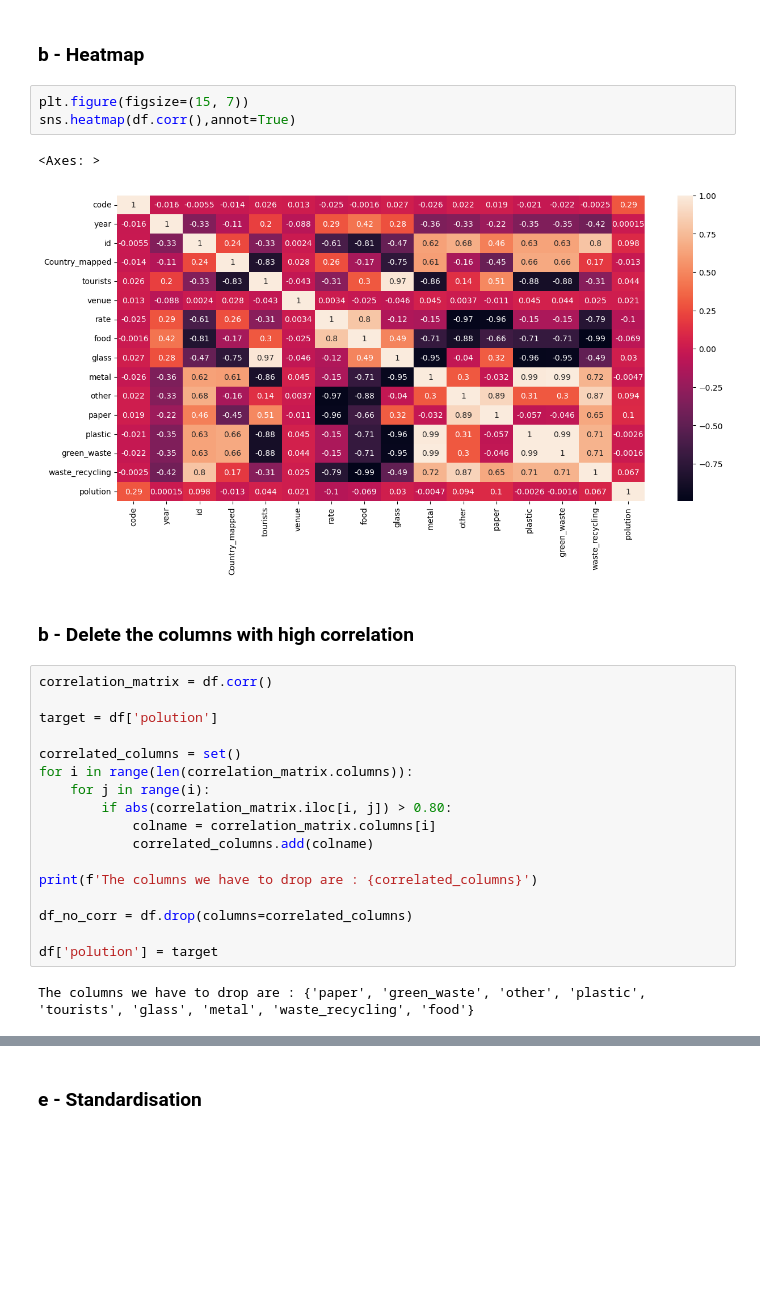
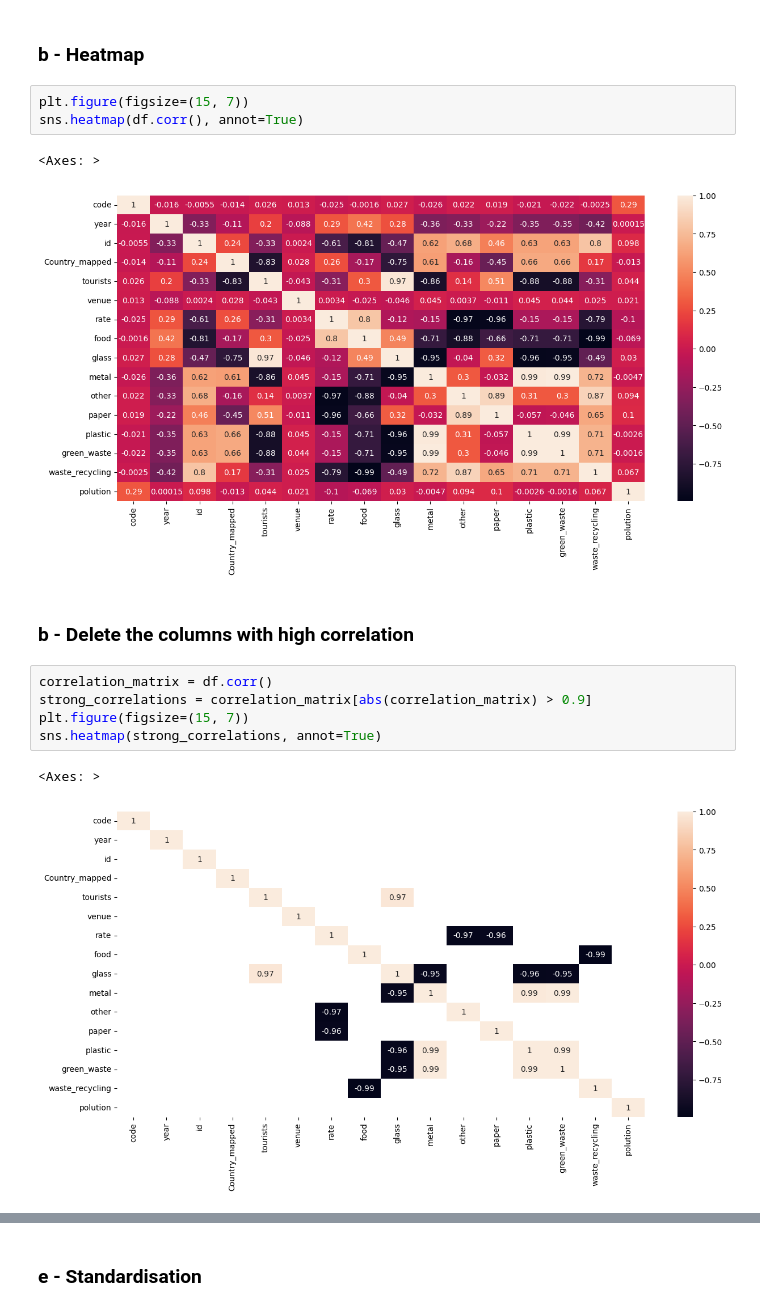
Before and after one commit to Cassette86/Green_ai_project_Water_polution, a Jupyter notebook: water pollution (data for classification models)/main.ipynb, the cells around one changed output, grey strips where cells are left out. Saved outputs shown, nothing was run; the diff lists cells and outputs as text; blank space fills up the shorter version.

```diff
--- a/water pollution (data for classification models)/main.ipynb
+++ b/water pollution (data for classification models)/main.ipynb
@@ -400,28 +417,17 @@ plt.show()
 ### b - Heatmap
 # %%
 plt.figure(figsize=(15, 7))
-sns.heatmap(df.corr(),annot=True)
+sns.heatmap(df.corr(), annot=True)
 # %% [output]
 <Axes: >
 [figure]
 # %% [markdown]
 ### b - Delete the columns with high correlation
-# %%
-correlation_matrix = df.corr()
-
-target = df['polution']
-
-correlated_columns = set()
-for i in range(len(correlation_matrix.columns)):
-    for j in range(i):
-        if abs(correlation_matrix.iloc[i, j]) > 0.80:
-            colname = correlation_matrix.columns[i]
-            correlated_columns.add(colname)
-
-print(f'The columns we have to drop are : {correlated_columns}')
-
-df_no_corr = df.drop(columns=correlated_columns)
-
-df['polution'] = target
-# %% [output]
-The columns we have to drop are : {'paper', 'green_waste', 'other', 'plastic', 'tourists', 'glass', 'metal', 'waste_recycling', 'food'}
+# %%
+correlation_matrix = df.corr()
+strong_correlations = correlation_matrix[abs(correlation_matrix) > 0.9]
+plt.figure(figsize=(15, 7))
+sns.heatmap(strong_correlations, annot=True)
+# %% [output]
+<Axes: >
+[figure, added]
```
Also changed, not shown: parts of 55 cells of this notebook.
